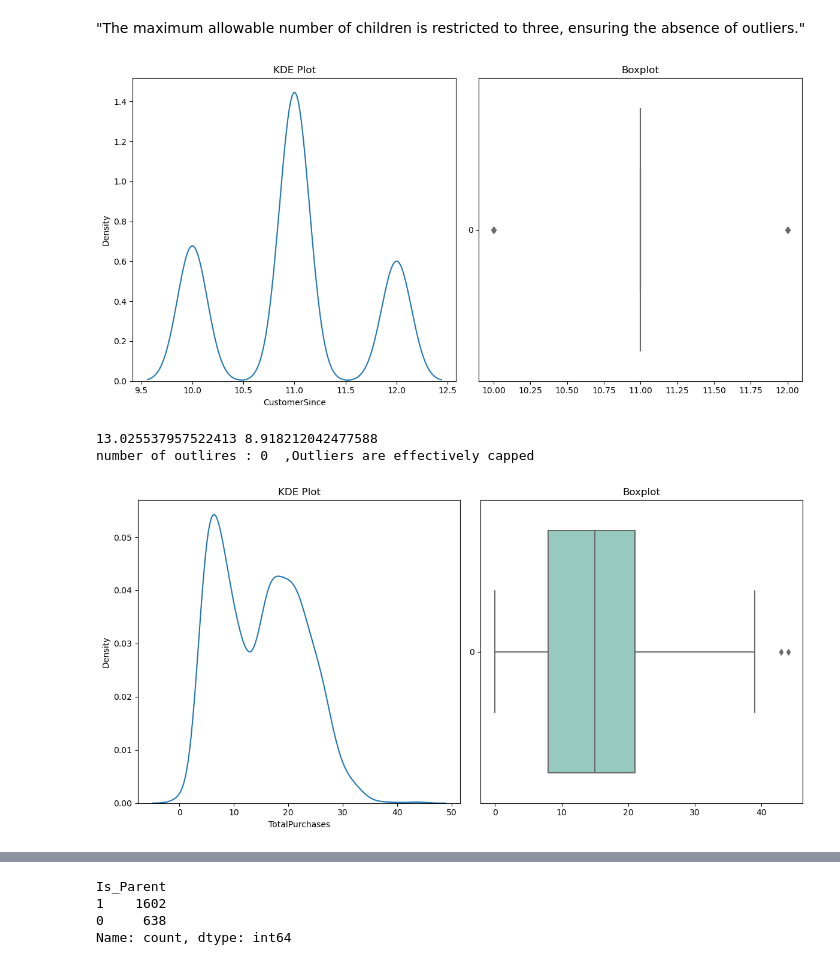
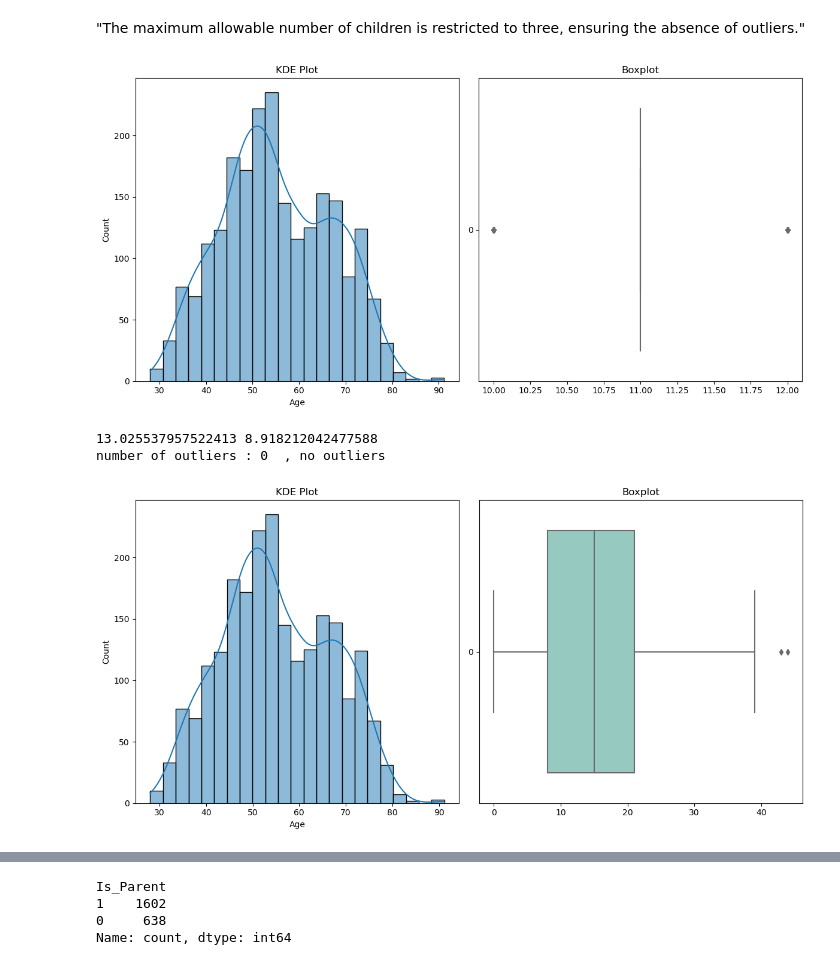
Before and after one commit to OPCODE-Open-Spring-Fest/hidden-consumer-patterns, a Jupyter notebook: notebook.ipynb, the cells around one changed output, grey strips where cells are left out. Cells and saved outputs as stored; diff of their text form; code cells hidden in the pictures.

```diff
--- a/notebook.ipynb
+++ b/notebook.ipynb
@@ -423,14 +423,14 @@ Name: count, dtype: int64
 "The maximum allowable number of children is restricted to three, ensuring the absence of outliers."
 # %%
 fig, axes = plt.subplots(1,2, figsize=(12, 6))
-sns.kdeplot(data=data['CustomerSince'], ax=axes[0])
+sns.histplot(data=data['Age'], ax=axes[0] , kde = True)
 axes[0].set_title('KDE Plot')
 sns.boxplot(data=data['CustomerSince'], ax=axes[1] ,orient ='h',palette = 'Set3')
 axes[1].set_title('Boxplot')
 plt.tight_layout()
 plt.show()
 # %% [output]
-[figure, old version]
+[figure, new version]
 # %%
 upper_limit = data['CustomerSince'].mean() + 3*data['CustomerSince'].std()
 lower_limit = data['CustomerSince'].mean() - 3*data['CustomerSince'].std()
@@ -438,20 +438,20 @@ x = data[(data['CustomerSince']>upper_limit) | (data['CustomerSince']<lower_limi
 data['CustomerSince'] = np.where(data['CustomerSince'] > upper_limit,upper_limit,
                               np.where(data['CustomerSince'] < lower_limit,lower_limit , data['CustomerSince'] ))
 print(upper_limit ,lower_limit)
-print('number of outliers :' ,x.shape[0] ,' ,Outliers are effectively capped')
+print('number of outliers :' ,x.shape[0] ,' , no outliers')
 # %% [output]
 13.025537957522413 8.918212042477588
-number of outlires : 0  ,Outliers are effectively capped
+number of outliers : 0  , no outliers
 # %%
 fig, axes = plt.subplots(1,2, figsize=(12, 6))
-sns.kdeplot(data=data['TotalPurchases'], ax=axes[0])
+sns.histplot(data=data['Age'], ax=axes[0] , kde = True)
 axes[0].set_title('KDE Plot')
 sns.boxplot(data=data['TotalPurchases'], ax=axes[1] ,orient ='h',palette = 'Set3')
 axes[1].set_title('Boxplot')
 plt.tight_layout()
 plt.show()
 # %% [output]
-[figure, old version]
+[figure, new version]
 # %%
 upper_limit = data['TotalPurchases'].mean() + 3*data['TotalPurchases'].std()
 lower_limit = data['TotalPurchases'].mean() - 3*data['TotalPurchases'].std()
```
Also changed, not shown: parts of 12 cells of this notebook.
